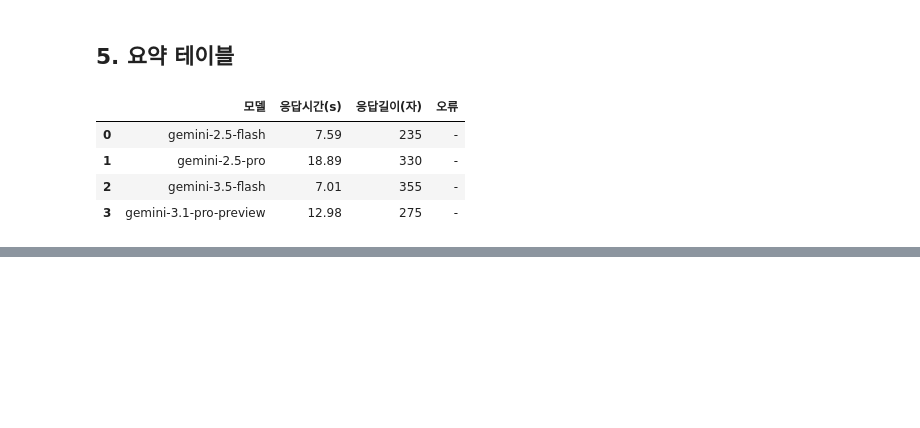
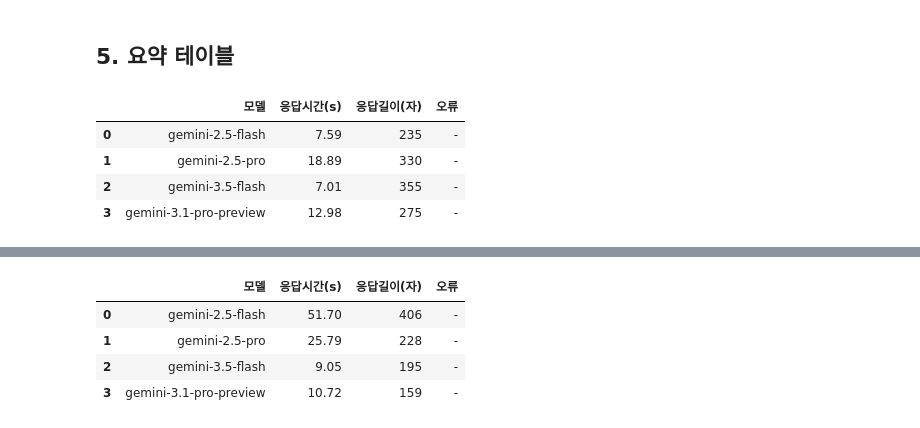
Before and after one commit to LectureInsight-Lab/backend, a Jupyter notebook: evaluation/gemini_model_compare.ipynb, the cells around one changed output, grey strips where cells are left out. Cells and saved outputs as stored; diff of their text form; code cells hidden in the pictures; blank space fills up the shorter version.

```diff
--- a/evaluation/gemini_model_compare.ipynb
+++ b/evaluation/gemini_model_compare.ipynb
@@ -418,0 +558,20 @@ display(summary)
+# %%
+import re
+
+def resolve_indices(response_text: str, sentences: list) -> list:
+    """응답 첫 줄에서 숫자를 파싱해 원문 문장을 복원한다."""
+    first_line = (response_text or '').splitlines()[0] if response_text else ''
+    nums = re.findall(r'\d+', first_line)
+    return [sentences[int(n)] for n in nums if int(n) < len(sentences)]
+
+for r in results_v2:
+    header = f"### {r['model']}  ({r['elapsed']:.1f}s)"
+    if r['error']:
+        body = f"❌ **오류**: `{r['error']}`"
+    else:
+        resolved = resolve_indices(r['text'], intro_v2['sentences'])
+        resolved_md = '\n'.join(
+            f"{s['idx']}. [{s['ts']}] {s['text']}" for s in resolved
+        )
+        body = r['text'] + "\n\n**인덱스 복원 결과**\n" + resolved_md
+    display(Markdown(f"{header}\n\n{body}\n\n---"))
@@ -418,0 +628,19 @@ display(summary)
+# %%
+import pandas as pd
+
+summary_v2 = pd.DataFrame([
+    {
+        '모델'        : r['model'],
+        '응답시간(s)' : round(r['elapsed'], 2),
+        '응답길이(자)': len(r['text']) if r['text'] else 0,
+        '오류'        : r['error'] or '-',
+    }
+    for r in results_v2
+])
+display(summary_v2)
+# %% [output]
+|  | 모델 | 응답시간(s) | 응답길이(자) | 오류 |
+| 0 | gemini-2.5-flash | 51.70 | 406 | - |
+| 1 | gemini-2.5-pro | 25.79 | 228 | - |
+| 2 | gemini-3.5-flash | 9.05 | 195 | - |
+| 3 | gemini-3.1-pro-preview | 10.72 | 159 | - |
```
Also changed, not shown: parts of 7 cells of this notebook.
